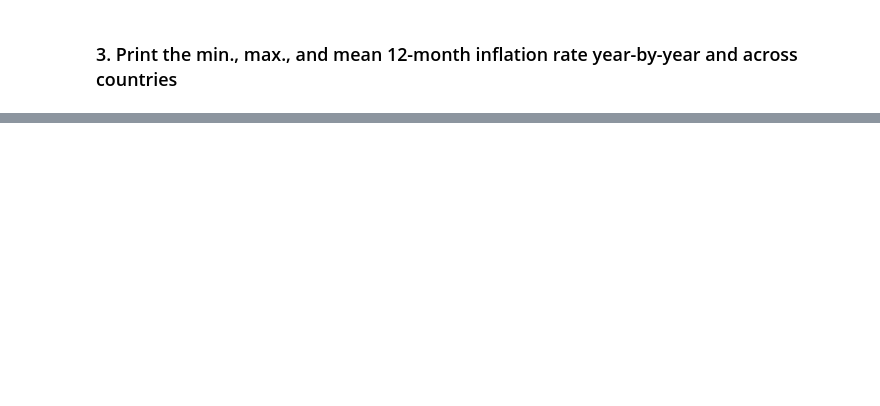
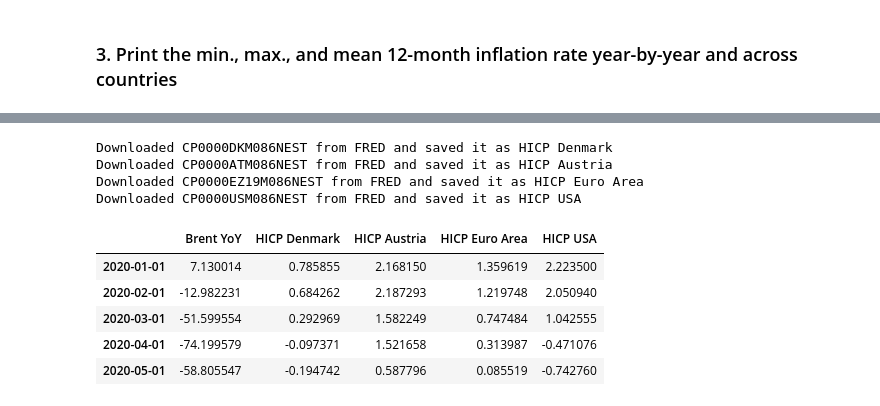
Before and after one commit to Hsueh-1113/Programming-for-Economists, a Jupyter notebook: 01_dataproject_Lee/dataproject.ipynb, the cells around one changed output, grey strips where cells are left out. Drawn from its saved outputs; the diff is of its cells as text; code cells hidden in the pictures; blank space fills up the shorter version.

```diff
--- a/01_dataproject_Lee/dataproject.ipynb
+++ b/01_dataproject_Lee/dataproject.ipynb
@@ -434,0 +489,17 @@ We find that that ...
+# %%
+#download data from fred
+data = {}
+brent_m   = fred.get_series('DCOILBRENTEU').resample('MS').mean()
+brent_m.name = 'Brent YoY'
+data['Brent YoY'] = brent_m
+
+df = pd.concat(data, axis=1).sort_index()
+# Change to YoY
+df  = df.loc['2019-01':]
+brent_yoy = df.pct_change(12, fill_method=None) * 100
+brent_yoy.name = 'Brent YoY'
+brent_yoy = brent_yoy.dropna()
+
+brent_yoy.index = brent_yoy.index.to_period('M')
+brent_yoy = brent_yoy.rename_axis('time')
+brent_yoy.head()
@@ -434,0 +514,30 @@ We find that that ...
+# %%
+for code,name in countriesHICP.items():
+    var = fred.get_series(code)
+    var.name = name
+    data[name] = var
+    print(f'Downloaded {code:15s} from FRED and saved it as {name:15s}')
+# 1) Combine each countries' HICP
+df_m = pd.concat(data, axis=1).sort_index()
+
+# 2) from 2019
+df_m = df_m.loc['2019-01':]
+
+# 3) inflation（YoY）
+yoy = df_m.pct_change(12) * 100
+# yoy = (np.log(df_m) - np.log(df_m.shift(12))) * 100
+
+# 4) drop na
+yoy = yoy.dropna()
+yoy.head()
+# %% [output]
+Downloaded CP0000DKM086NEST from FRED and saved it as HICP Denmark
+Downloaded CP0000ATM086NEST from FRED and saved it as HICP Austria
+Downloaded CP0000EZ19M086NEST from FRED and saved it as HICP Euro Area
+Downloaded CP0000USM086NEST from FRED and saved it as HICP USA
+|  | Brent YoY | HICP Denmark | HICP Austria | HICP Euro Area | HICP USA |
+| 2020-01-01 | 7.130014 | 0.785855 | 2.168150 | 1.359619 | 2.223500 |
+| 2020-02-01 | -12.982231 | 0.684262 | 2.187293 | 1.219748 | 2.050940 |
+| 2020-03-01 | -51.599554 | 0.292969 | 1.582249 | 0.747484 | 1.042555 |
+| 2020-04-01 | -74.199579 | -0.097371 | 1.521658 | 0.313987 | -0.471076 |
+| 2020-05-01 | -58.805547 | -0.194742 | 0.587796 | 0.085519 | -0.742760 |
```
Also changed, not shown: parts of 27 cells of this notebook, 1 other file.
